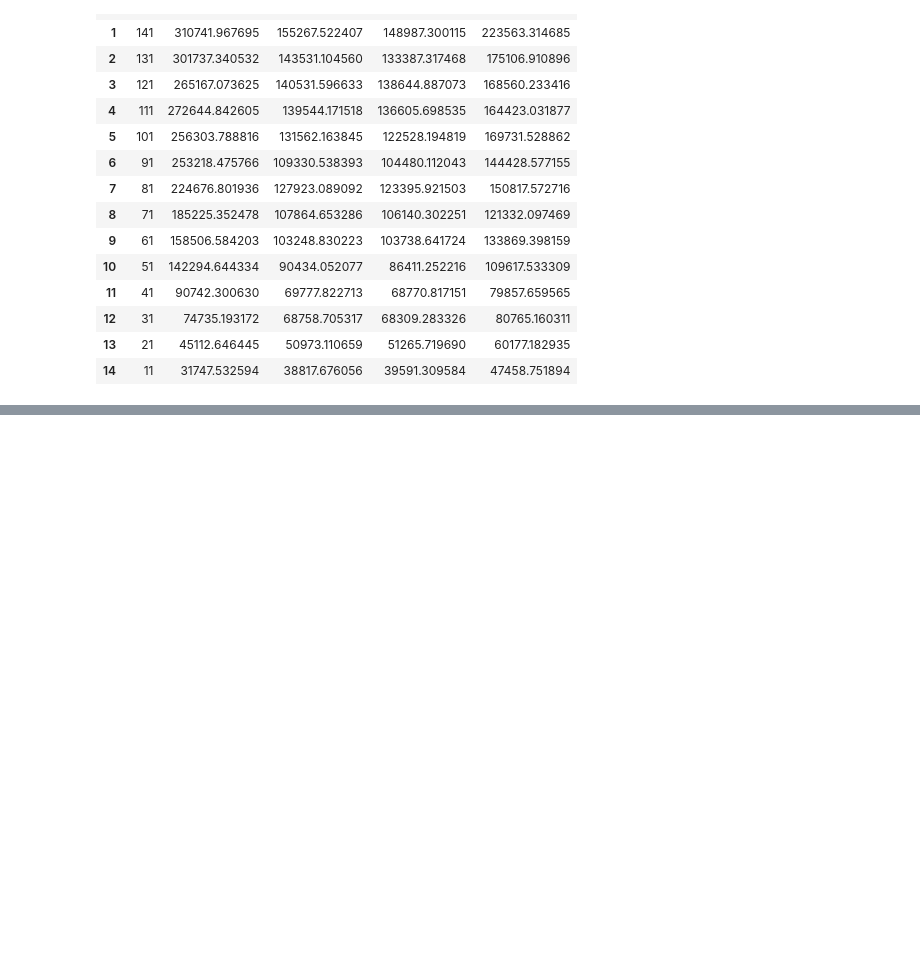
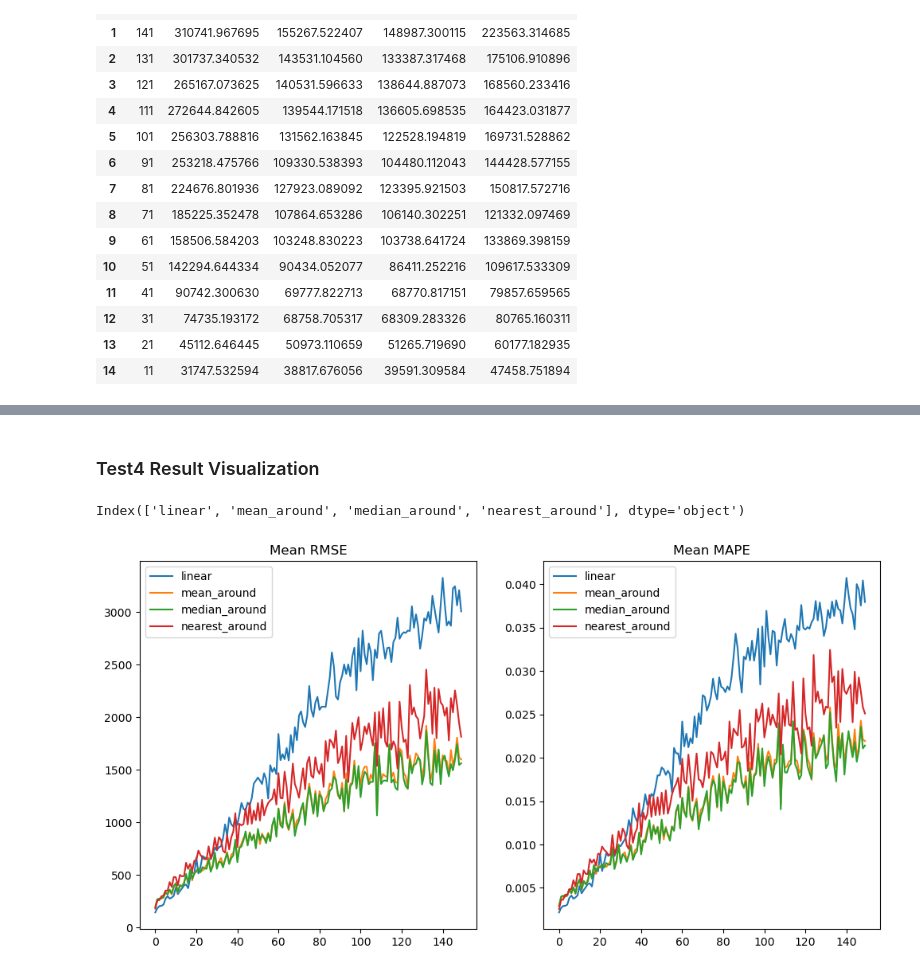
Before and after one commit to jihosuperman/forecasting_power_demand, a Jupyter notebook: power_demand_interpolation.ipynb, the cells around one changed output, grey strips where cells are left out. Drawn from its saved outputs; the diff is of its cells as text; code cells hidden in the pictures; blank space fills up the shorter version.

Commit message:
test4 finish

```diff
--- a/power_demand_interpolation.ipynb
+++ b/power_demand_interpolation.ipynb
@@ -1189,7 +1168,7 @@ test_result2
 | 13 | 21 | 50358.942194 | 176728.670903 | 179673.674221 | 100667.219046 |
 | 14 | 11 | 33335.148800 | 161485.334813 | 170533.446062 | 97135.192076 |
 # %%
-def mean_around(original_df, test_df, start_index, end_index):
+def mean_around_weighted(original_df, test_df, start_index, end_index):
 
     weekday = test_df['weekday'][0]
 
@@ -1249,7 +1228,7 @@ def mean_around(original_df, test_df, start_index, end_index):
     return test_df[['mean_around', 'real_value']]
 
 
-def median_around(original_df, test_df, start_index, end_index):
+def median_around_weighted(original_df, test_df, start_index, end_index):
 
     weekday = test_df['weekday'][0]
 
@@ -1308,7 +1287,7 @@ def median_around(original_df, test_df, start_index, end_index):
     return test_df[['median_around', 'real_value']]
 
 
-def nearest_around(original_df, test_df, start_index, end_index):
+def nearest_around_weighted(original_df, test_df, start_index, end_index):
 
     from sklearn.metrics import mean_squared_error
 
@@ -1542,0 +1590,2 @@ c:\Users\jiho\Documents\jiho_portfolio\DeepLearning_Project\interpolation.ipynb
+# %% [markdown]
+### Test4 Result Visualization
@@ -1542,0 +1594,20 @@ c:\Users\jiho\Documents\jiho_portfolio\DeepLearning_Project\interpolation.ipynb
+# %%
+test_result4.columns[1:]
+# %% [output]
+Index(['linear', 'mean_around', 'median_around', 'nearest_around'], dtype='object')
+# %%
+test_result4[test_result4.columns[1:]] = test_result4[test_result4.columns[1:]]/100
+test_result4_mape[test_result4_mape.columns[1:]] = test_result4_mape[test_result4_mape.columns[1:]]/100
+# %%
+plt.figure(figsize=(12,6))
+plt.subplot(1,2,1)
+plt.plot(test_result4[test_result4.columns[1:]])
+plt.legend(test_result4.columns[1:])
+plt.title("Mean RMSE")
+plt.subplot(1,2,2)
+plt.title("Mean MAPE")
+plt.plot(test_result4_mape[test_result4.columns[1:]])
+plt.legend(test_result4_mape.columns[1:])
+plt.show()
+# %% [output]
+[figure, added]
```
Also changed, not shown: parts of 10 cells of this notebook.
